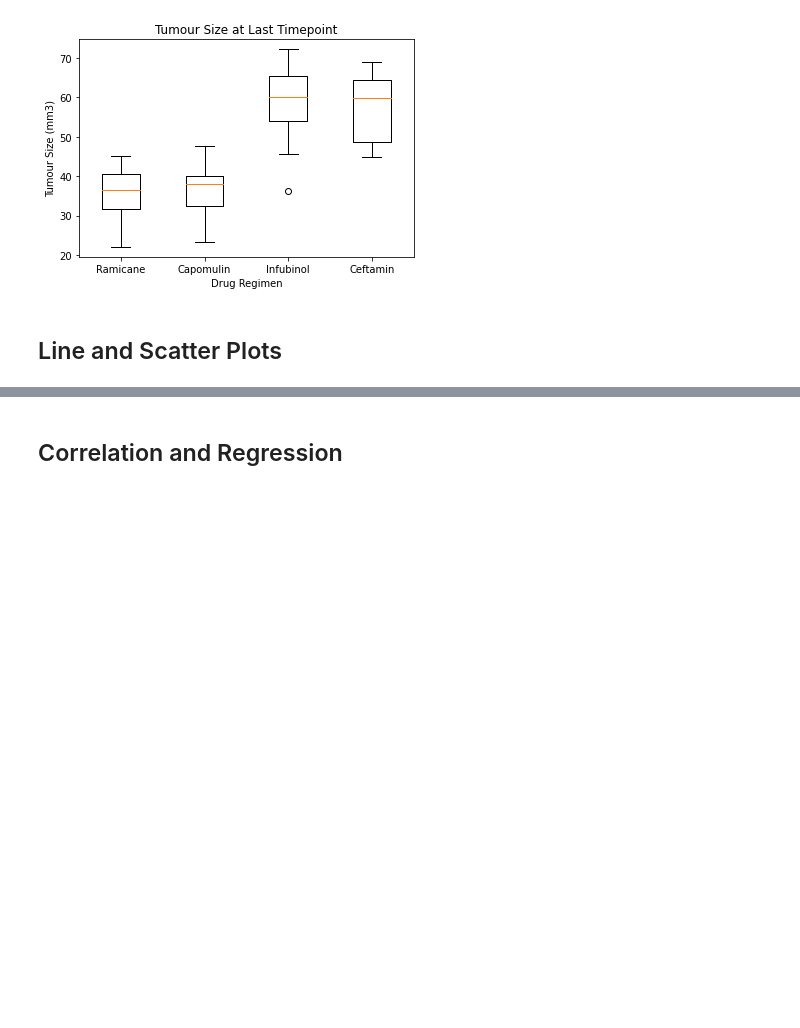
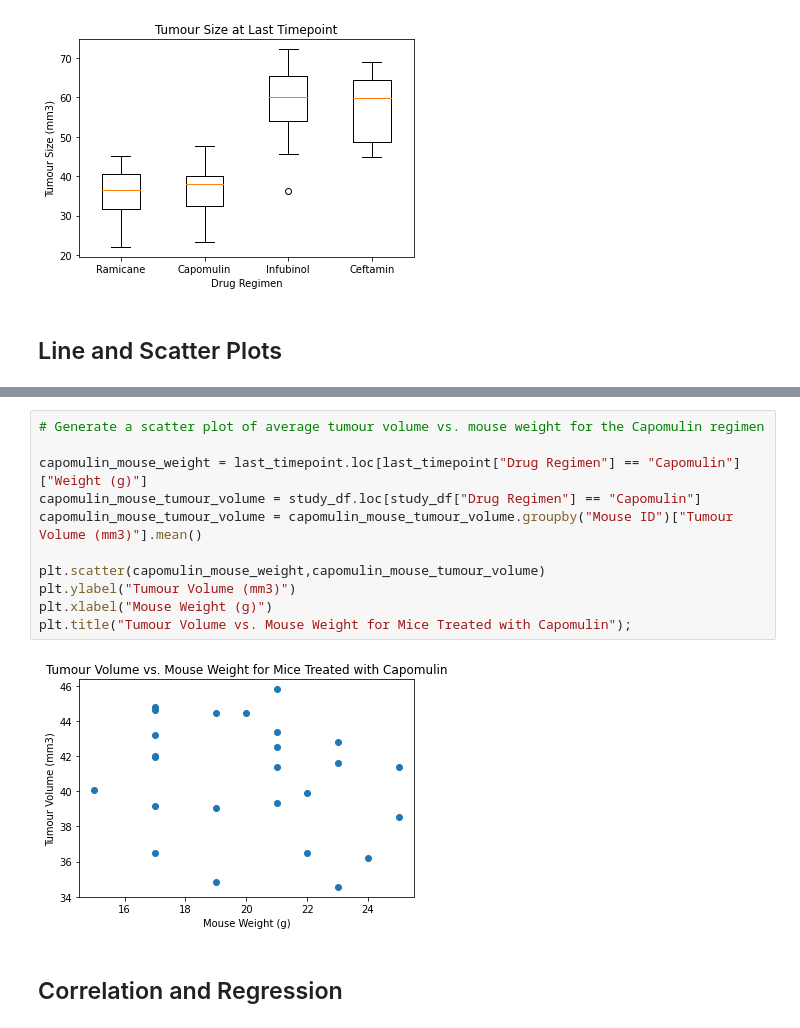
Before and after one commit to Ba1lina/module-5-challenge, a Jupyter notebook: Pymaceuticals/pymaceuticals_code.ipynb, the cells around one changed output, grey strips where cells are left out. Cells and saved outputs as stored; diff of their text form; blank space fills up the shorter version.

```diff
--- a/Pymaceuticals/pymaceuticals_code.ipynb
+++ b/Pymaceuticals/pymaceuticals_code.ipynb
@@ -257,3 +266,16 @@ plt.xticks([1,2,3,4],drug_regimen_four);
+# %%
+# Generate a scatter plot of average tumour volume vs. mouse weight for the Capomulin regimen
+
+capomulin_mouse_weight = last_timepoint.loc[last_timepoint["Drug Regimen"] == "Capomulin"]["Weight (g)"]
+capomulin_mouse_tumour_volume = study_df.loc[study_df["Drug Regimen"] == "Capomulin"]
+capomulin_mouse_tumour_volume = capomulin_mouse_tumour_volume.groupby("Mouse ID")["Tumour Volume (mm3)"].mean()
+
+plt.scatter(capomulin_mouse_weight,capomulin_mouse_tumour_volume)
+plt.ylabel("Tumour Volume (mm3)")
+plt.xlabel("Mouse Weight (g)")
+plt.title("Tumour Volume vs. Mouse Weight for Mice Treated with Capomulin");
+# %% [output]
+[figure, added]
 # %% [markdown]
 ## Correlation and Regression
 # %%
```
Also changed, not shown: parts of 4 cells of this notebook.
